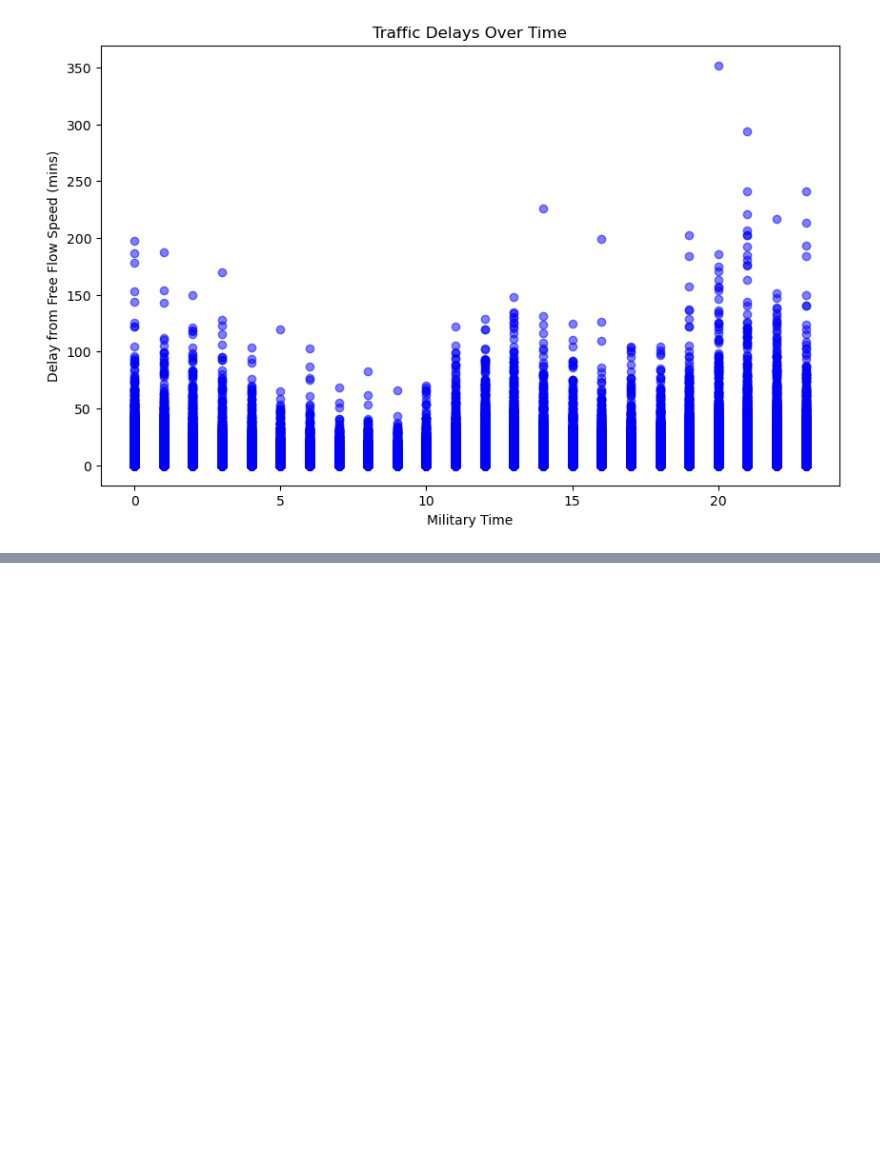
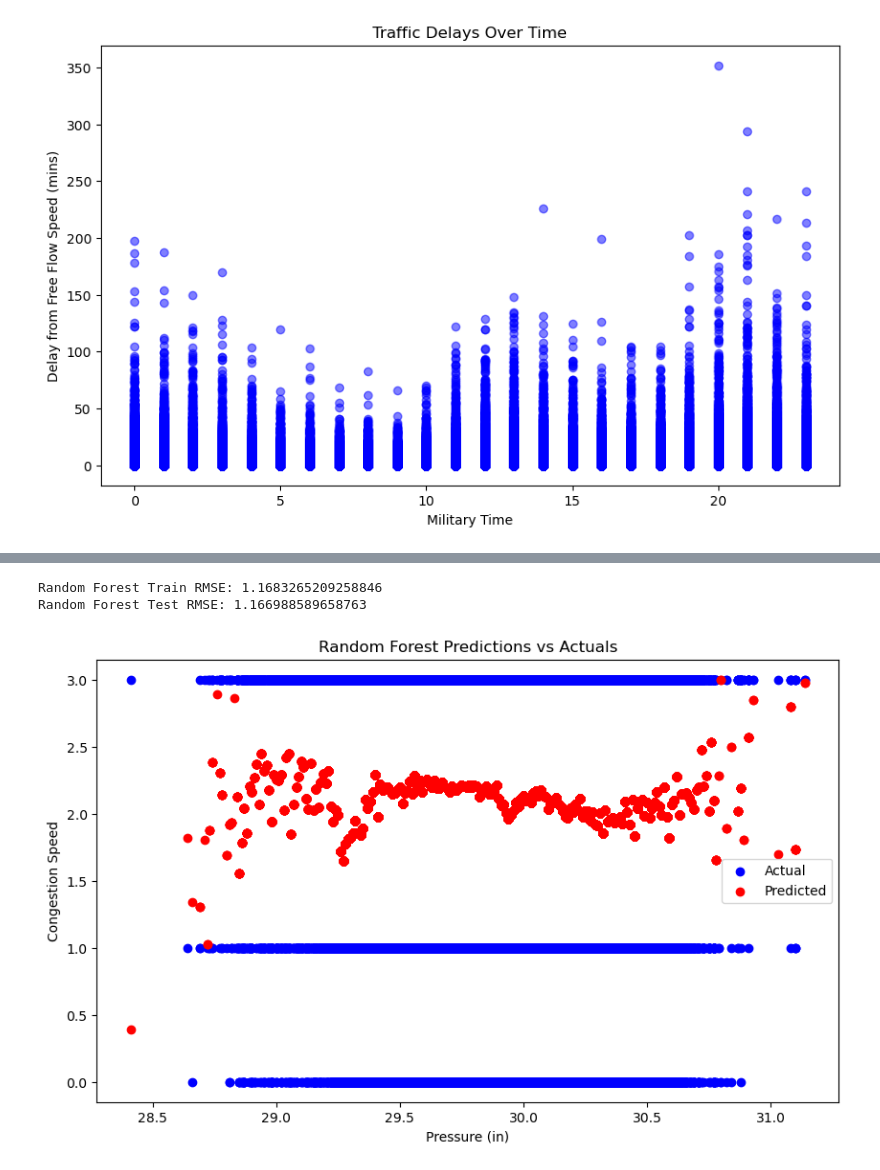
Before and after one commit to EliasGarciaa/DSC_232R_Group-Project, a Jupyter notebook: analysis.ipynb, the cells around one changed output, grey strips where cells are left out. Saved outputs shown, nothing was run; the diff lists cells and outputs as text; code cells hidden in the pictures; blank space fills up the shorter version.

```diff
--- a/analysis.ipynb
+++ b/analysis.ipynb
@@ -247,0 +352,30 @@ plt.show()
+# %%
+from sklearn.ensemble import RandomForestRegressor
+
+# Training the Random Forest model
+rf_model = RandomForestRegressor(n_estimators=100, random_state=42)
+rf_model.fit(X_train_scaled, y_train)
+
+# Predictions
+rf_train_preds = rf_model.predict(X_train_scaled)
+rf_test_preds = rf_model.predict(X_test_scaled)
+
+# Evaluation: Calculate RMSE
+rf_train_rmse = np.sqrt(mean_squared_error(y_train, rf_train_preds))
+rf_test_rmse = np.sqrt(mean_squared_error(y_test, rf_test_preds))
+print("Random Forest Train RMSE:", rf_train_rmse)
+print("Random Forest Test RMSE:", rf_test_rmse)
+
+# Plotting predictions vs actuals
+plt.figure(figsize=(10, 6))
+plt.scatter(X_test, y_test, color='blue', label='Actual')
+plt.scatter(X_test, rf_test_preds, color='red', label='Predicted')
+plt.xlabel('Pressure (in)')
+plt.ylabel('Congestion Speed')
+plt.title('Random Forest Predictions vs Actuals')
+plt.legend()
+plt.show()
+# %% [output]
+Random Forest Train RMSE: 1.1683265209258846
+Random Forest Test RMSE: 1.166988589658763
+[figure, added]
```
Also changed, not shown: parts of 21 cells of this notebook.
